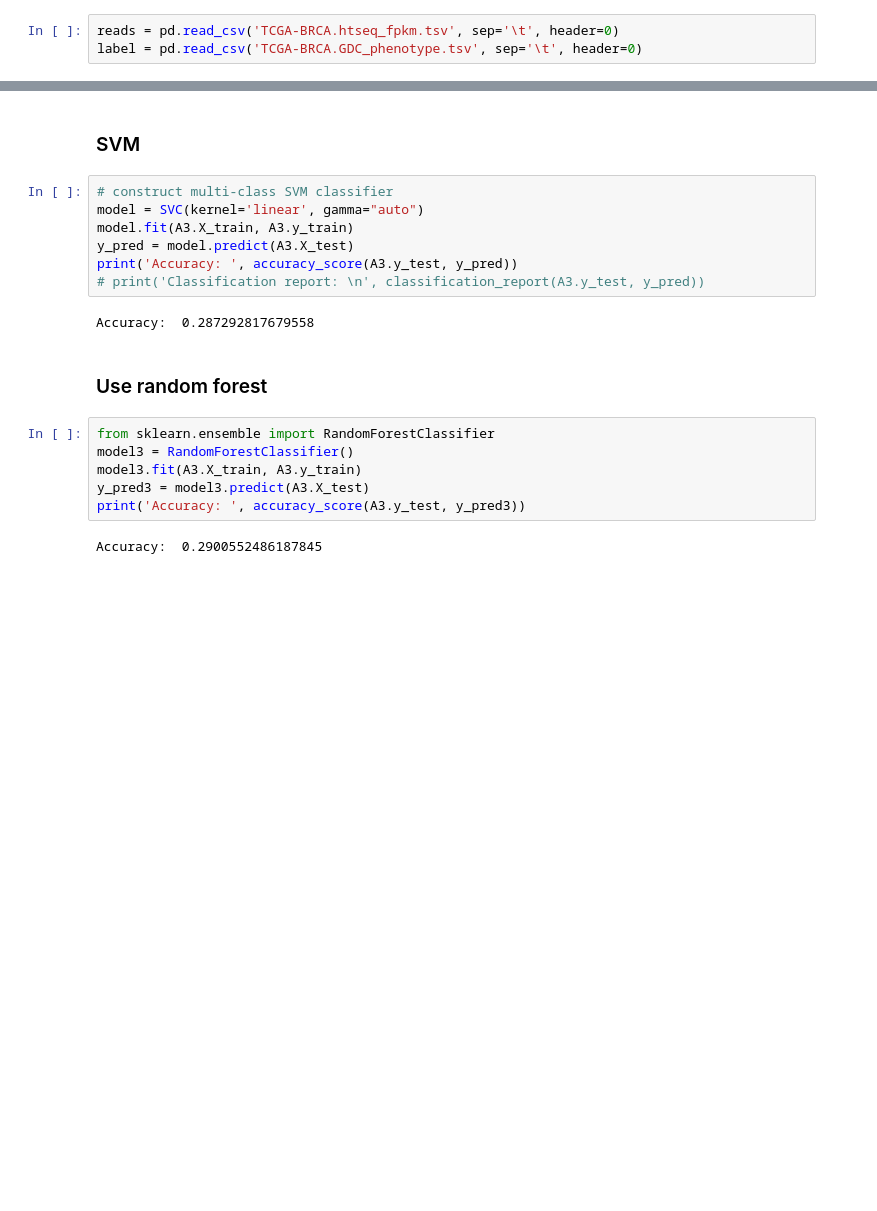
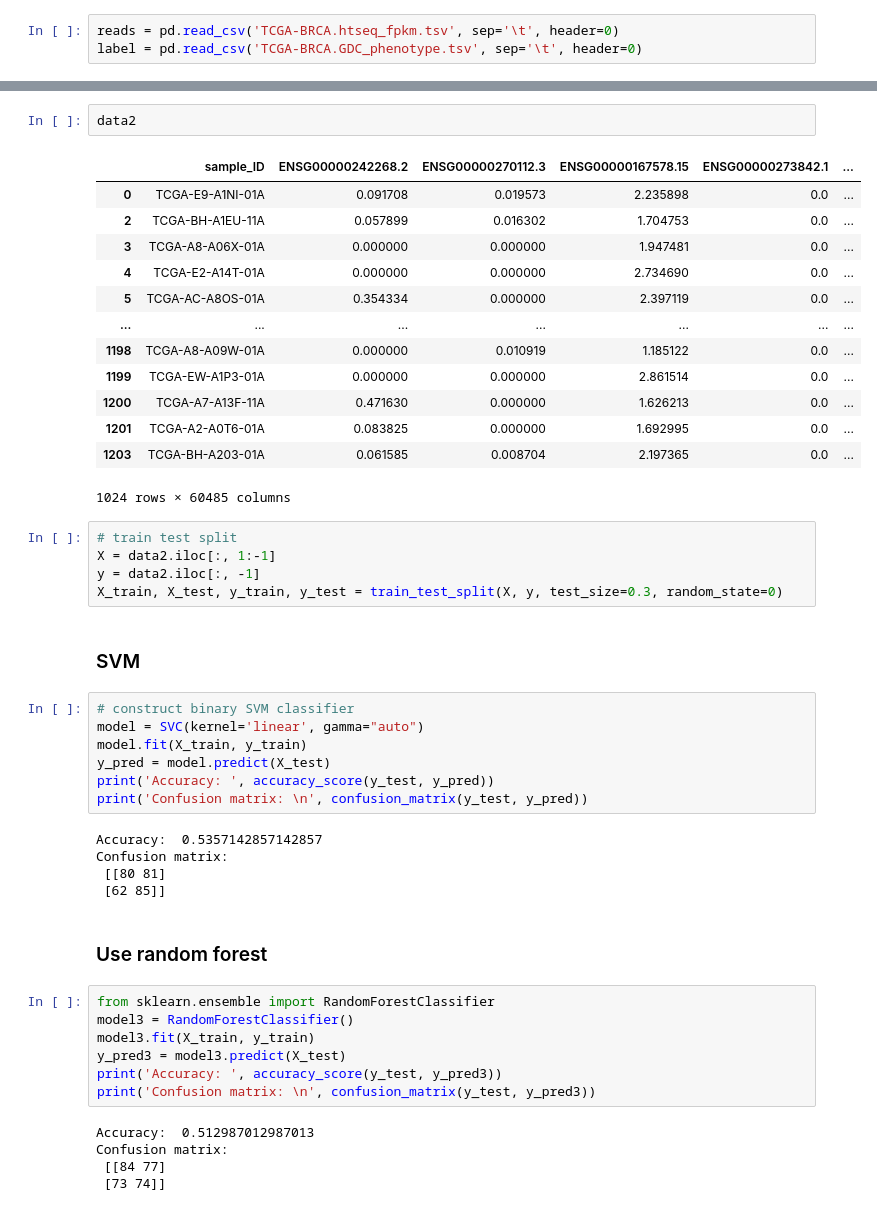
Before and after one commit to DamarisDeng/BIM3008-ML-in-Compbio, a Jupyter notebook: A3/new_try.ipynb, the cells around one changed output, grey strips where cells are left out. Cells and saved outputs as stored; diff of their text form; blank space fills up the shorter version.

```diff
--- a/A3/new_try.ipynb
+++ b/A3/new_try.ipynb
@@ -144,21 +86,49 @@ Name: diagnosis, dtype: int64
+# %%
+data2
+# %% [output]
+|  | sample_ID | ENSG00000242268.2 | ENSG00000270112.3 | ENSG00000167578.15 | ENSG00000273842.1 | ... |
+| 0 | TCGA-E9-A1NI-01A | 0.091708 | 0.019573 | 2.235898 | 0.0 | ... |
+| 2 | TCGA-BH-A1EU-11A | 0.057899 | 0.016302 | 1.704753 | 0.0 | ... |
+| 3 | TCGA-A8-A06X-01A | 0.000000 | 0.000000 | 1.947481 | 0.0 | ... |
+| 4 | TCGA-E2-A14T-01A | 0.000000 | 0.000000 | 2.734690 | 0.0 | ... |
+| 5 | TCGA-AC-A8OS-01A | 0.354334 | 0.000000 | 2.397119 | 0.0 | ... |
+| ... | ... | ... | ... | ... | ... | ... |
+| 1198 | TCGA-A8-A09W-01A | 0.000000 | 0.010919 | 1.185122 | 0.0 | ... |
+| 1199 | TCGA-EW-A1P3-01A | 0.000000 | 0.000000 | 2.861514 | 0.0 | ... |
+| 1200 | TCGA-A7-A13F-11A | 0.471630 | 0.000000 | 1.626213 | 0.0 | ... |
+| 1201 | TCGA-A2-A0T6-01A | 0.083825 | 0.000000 | 1.692995 | 0.0 | ... |
+| 1203 | TCGA-BH-A203-01A | 0.061585 | 0.008704 | 2.197365 | 0.0 | ... |
+1024 rows × 60485 columns
+# %%
+# train test split
+X = data2.iloc[:, 1:-1]
+y = data2.iloc[:, -1]
+X_train, X_test, y_train, y_test = train_test_split(X, y, test_size=0.3, random_state=0)
 # %% [markdown]
 ### SVM
 # %%
-# construct multi-class SVM classifier
+# construct binary SVM classifier
 model = SVC(kernel='linear', gamma="auto")
-model.fit(A3.X_train, A3.y_train)
-y_pred = model.predict(A3.X_test)
-print('Accuracy: ', accuracy_score(A3.y_test, y_pred))
-# print('Classification report: \n', classification_report(A3.y_test, y_pred))
+model.fit(X_train, y_train)
+y_pred = model.predict(X_test)
+print('Accuracy: ', accuracy_score(y_test, y_pred))
+print('Confusion matrix: \n', confusion_matrix(y_test, y_pred))
 # %% [output]
-Accuracy:  0.287292817679558
+Accuracy:  0.5357142857142857
+Confusion matrix:
+ [[80 81]
+ [62 85]]
 # %% [markdown]
 ### Use random forest
 # %%
 from sklearn.ensemble import RandomForestClassifier
 model3 = RandomForestClassifier()
-model3.fit(A3.X_train, A3.y_train)
-y_pred3 = model3.predict(A3.X_test)
-print('Accuracy: ', accuracy_score(A3.y_test, y_pred3))
+model3.fit(X_train, y_train)
+y_pred3 = model3.predict(X_test)
+print('Accuracy: ', accuracy_score(y_test, y_pred3))
+print('Confusion matrix: \n', confusion_matrix(y_test, y_pred3))
 # %% [output]
-Accuracy:  0.2900552486187845
+Accuracy:  0.512987012987013
+Confusion matrix:
+ [[84 77]
+ [73 74]]
```
Also changed, not shown: parts of 27 cells of this notebook, 15 other files.
